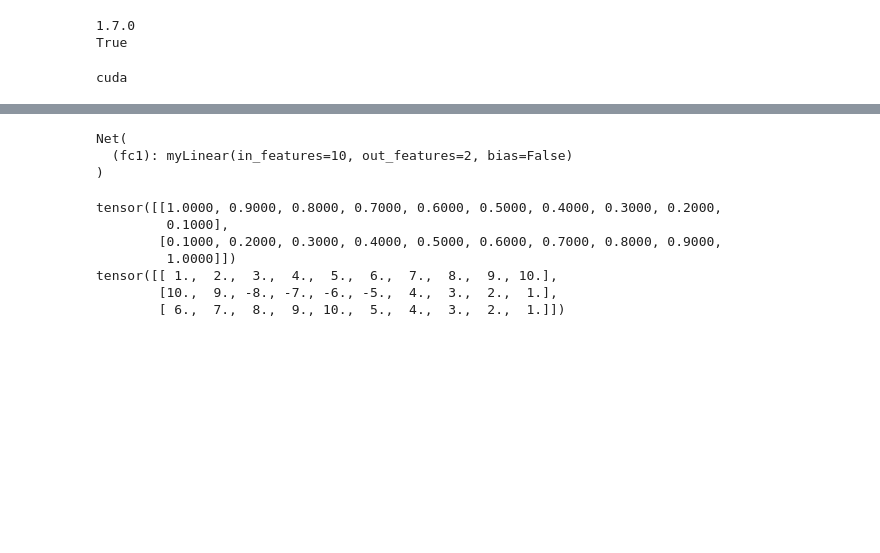
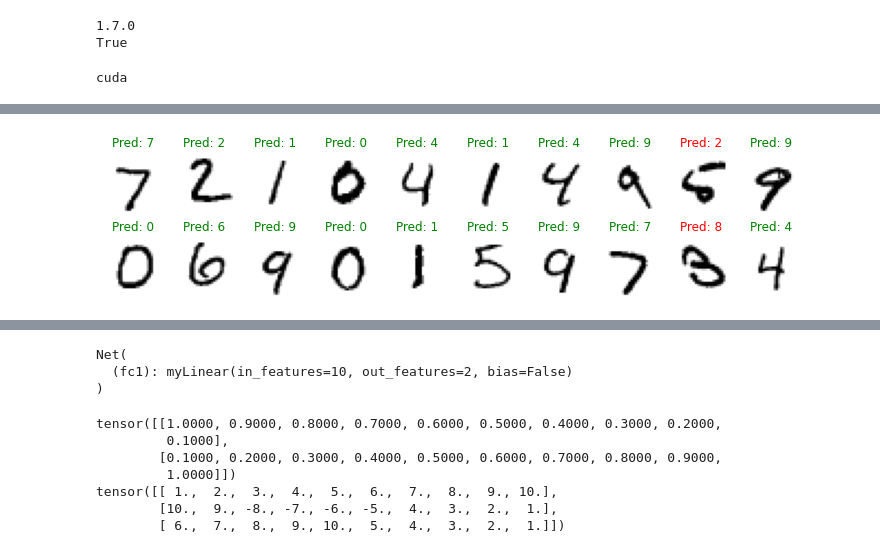
Before and after one commit to lukinio/adversarial-examples, a Jupyter notebook: sandbox/FReLU_layer.ipynb, the cells around one changed output, grey strips where cells are left out. Cells and saved outputs as stored; diff of their text form; code cells hidden in the pictures; blank space fills up the shorter version.

```diff
--- a/sandbox/FReLU_layer.ipynb
+++ b/sandbox/FReLU_layer.ipynb
@@ -50,33 +111,11 @@ vl_transform = transforms.Compose([
 ds = MNIST('../data', train=True, download=True, transform=tr_transform)
 ds_test = MNIST('../data', train=False, download=True, transform=vl_transform)
 
-batch_size = 400
+batch_size = 100
 train_dl = DataLoader(ds, batch_size, shuffle=True)
 valid_dl = DataLoader(ds_test, batch_size, shuffle=True)
+test_loader = DataLoader(ds_test, 20, shuffle=False)
 
-for X, y in valid_dl:
+for X, y in test_loader:
     X, y = X.to(device), y.to(device)
     break
-# %%
-import torch
-import torch.nn as nn
-
-device = torch.device("cuda") if torch.cuda.is_available() else torch.device("cpu")
-
-class FlattenReLU(torch.autograd.Function):
-    @staticmethod
-    def forward(self, x, thresholds=None):
-        self.save_for_backward(x, thresholds)
-        x = torch.where(x > thresholds, thresholds, x)
-        x[x<0] = 0
-        return x
-
-    @staticmethod
-    def backward(self, grad_output):
-        x, thresholds = self.saved_tensors
-        x_grad = grad_output.clone()
-        x_grad[x>thresholds] = 0
-        x_grad[x<0] = 0
-        return x_grad, None
-
-FRelu = FlattenReLU.apply
@@ -107,0 +169,4 @@ class Net1(nn.Module):
+# %%
+plot_images(X, y, model(X), 2, 10)
+# %% [output]
+[figure, added]
```
Also changed, not shown: parts of 15 cells of this notebook, 8 other files.
